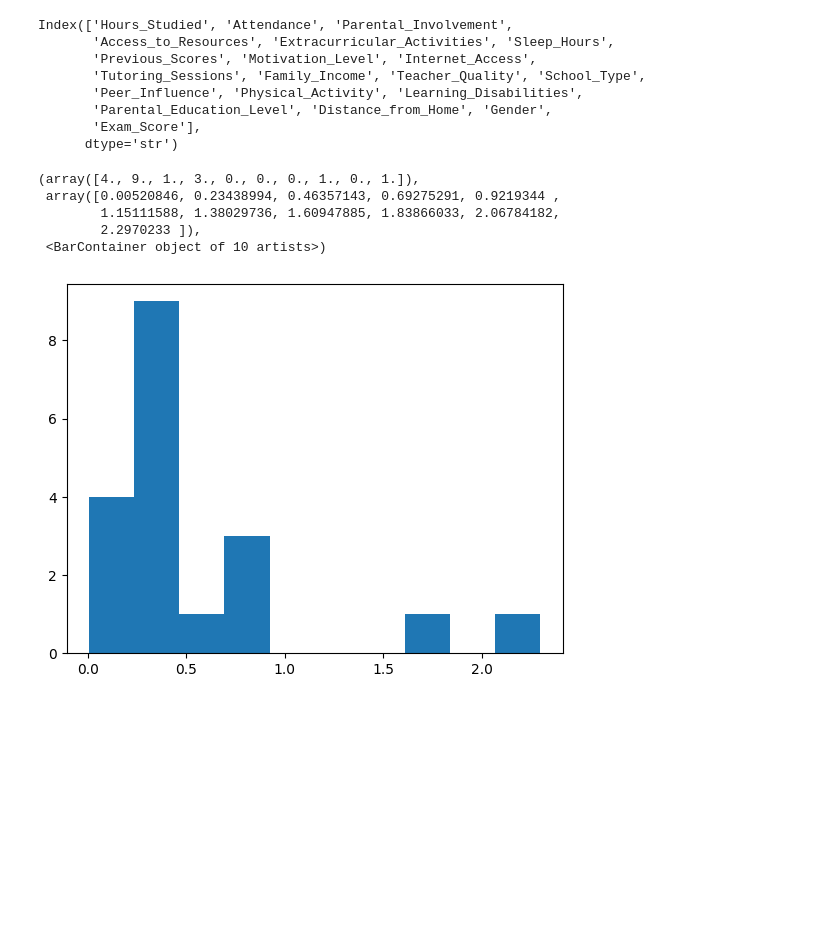
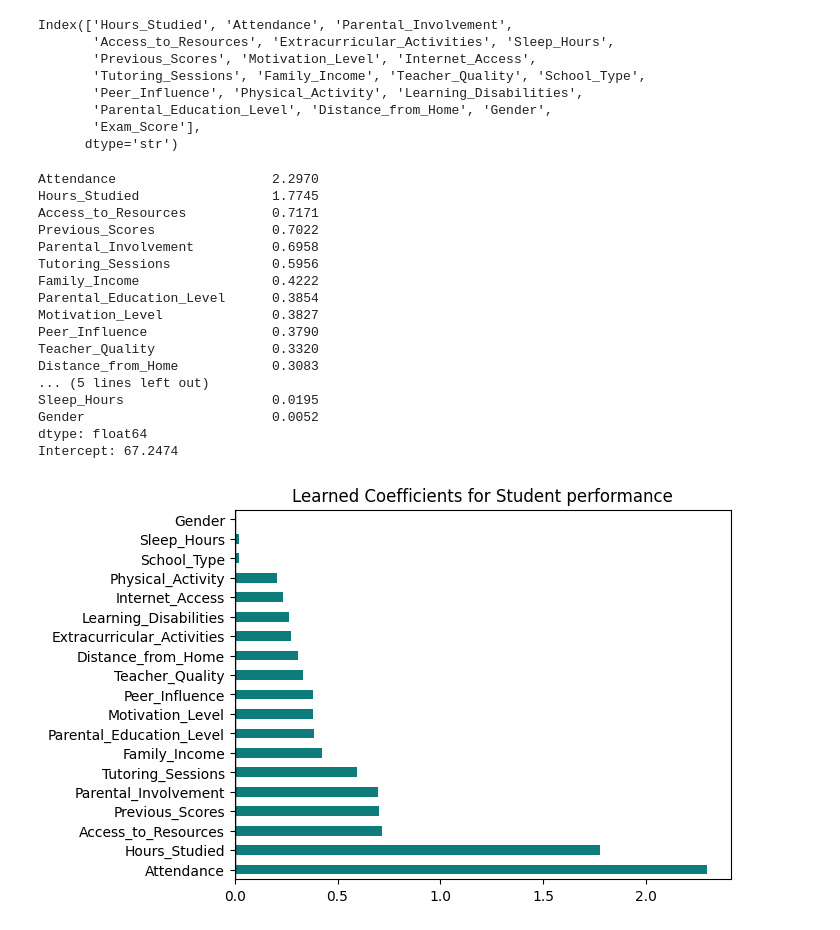
Before and after one commit to Wasiu17/Student_performance, a Jupyter notebook: Student_performance.ipynb, the cells around one changed output. Cells and saved outputs as stored; diff of their text form; code cells hidden in the pictures; blank space fills up the shorter version.

Commit message:
Improve student performance dashboard UI

```diff
--- a/Student_performance.ipynb
+++ b/Student_performance.ipynb
@@ -557,12 +557,38 @@ Index(['Hours_Studied', 'Attendance', 'Parental_Involvement',
 # %%
 model = pipeline.named_steps['model']
 importance = pd.Series(abs(model.coef_),
                        index=x_train.columns).sort_values(ascending=False)
-print(importance)
+
+print(importance.round(4))
+print("Intercept:", round(model.intercept_, 4))
+
+importance.plot(
+    kind="barh",
+    color=[
+        "#0E7C7B" if c > 0 else "#C8553D"
+        for c in importance
+    ]
+)
+
+plt.title("Learned Coefficients for Student performance")
+plt.axvline(0, color="black", lw=1)
+plt.show()
 # %% [output]
-(array([4., 9., 1., 3., 0., 0., 0., 1., 0., 1.]),
- array([0.00520846, 0.23438994, 0.46357143, 0.69275291, 0.9219344 ,
-        1.15111588, 1.38029736, 1.60947885, 1.83866033, 2.06784182,
-        2.2970233 ]),
- <BarContainer object of 10 artists>)
+Attendance                    2.2970
+Hours_Studied                 1.7745
+Access_to_Resources           0.7171
+Previous_Scores               0.7022
+Parental_Involvement          0.6958
+Tutoring_Sessions             0.5956
+Family_Income                 0.4222
+Parental_Education_Level      0.3854
+Motivation_Level              0.3827
+Peer_Influence                0.3790
+Teacher_Quality               0.3320
+Distance_from_Home            0.3083
+... (5 lines left out)
+Sleep_Hours                   0.0195
+Gender                        0.0052
+dtype: float64
+Intercept: 67.2474
-[figure, old version]
+[figure, new version]
```
Also changed, not shown: parts of 1 cell of this notebook.
